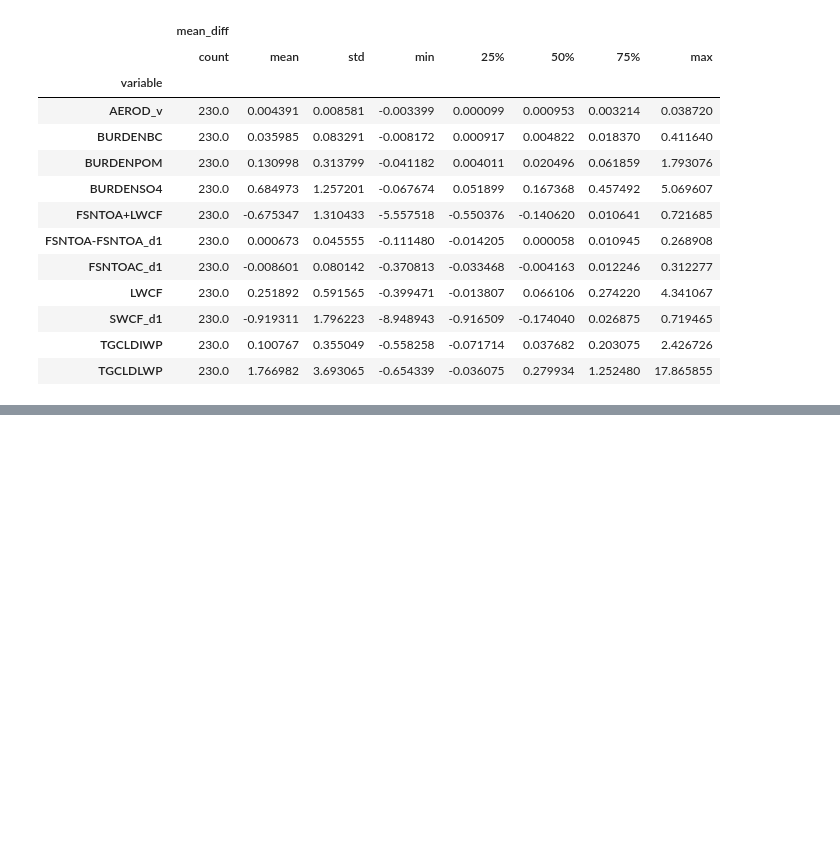
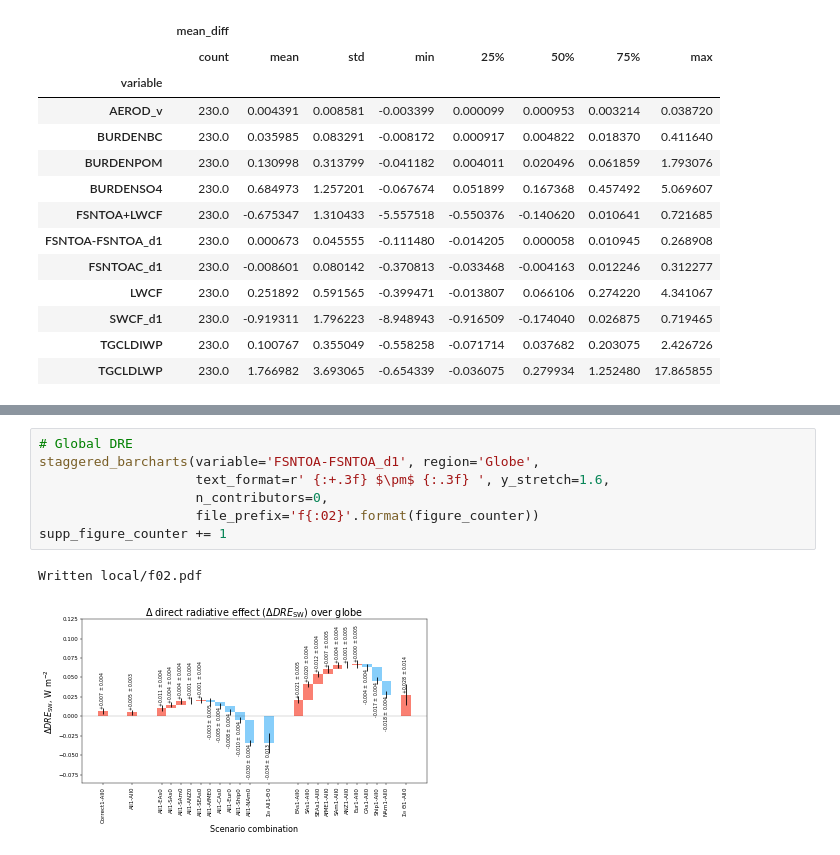
Before and after one commit to grandey/draft2017a-region-rfp, a Jupyter notebook: figures_draft2017a.ipynb, the cells around one changed output, grey strips where cells are left out. Drawn from its saved outputs; the diff is of its cells as text; blank space fills up the shorter version.

```diff
--- a/figures_draft2017a.ipynb
+++ b/figures_draft2017a.ipynb
@@ -570,0 +711,10 @@ diff_df.groupby('variable')[['mean_diff']].describe()
+# %%
+# Global DRE
+staggered_barcharts(variable='FSNTOA-FSNTOA_d1', region='Globe',
+                    text_format=r' {:+.3f} $\pm$ {:.3f} ', y_stretch=1.6,
+                    n_contributors=0,
+                    file_prefix='f{:02}'.format(figure_counter))
+supp_figure_counter += 1
+# %% [output]
+Written local/f02.pdf
+[figure, added]
```
Also changed, not shown: parts of 13 cells of this notebook, 1 other file.
